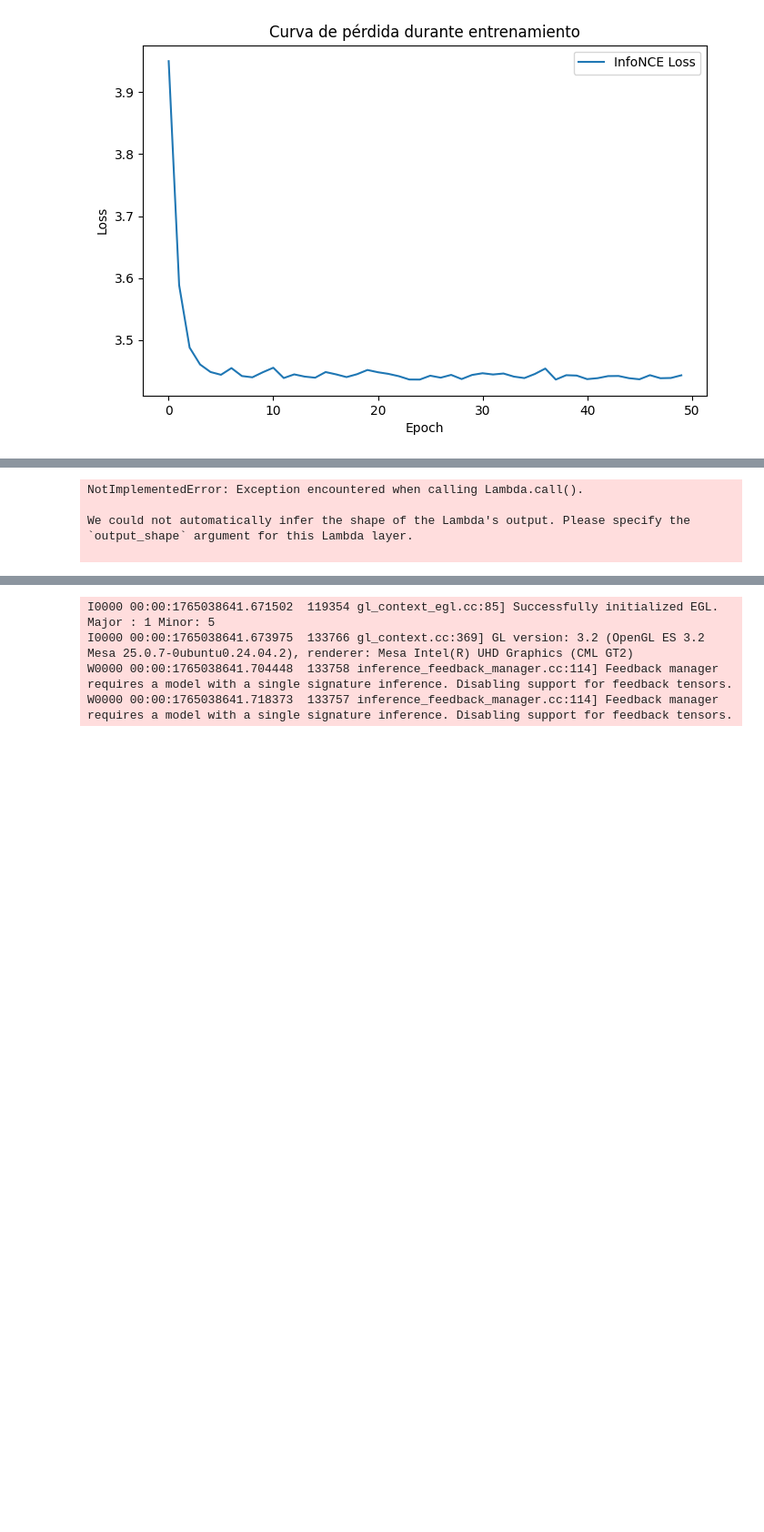
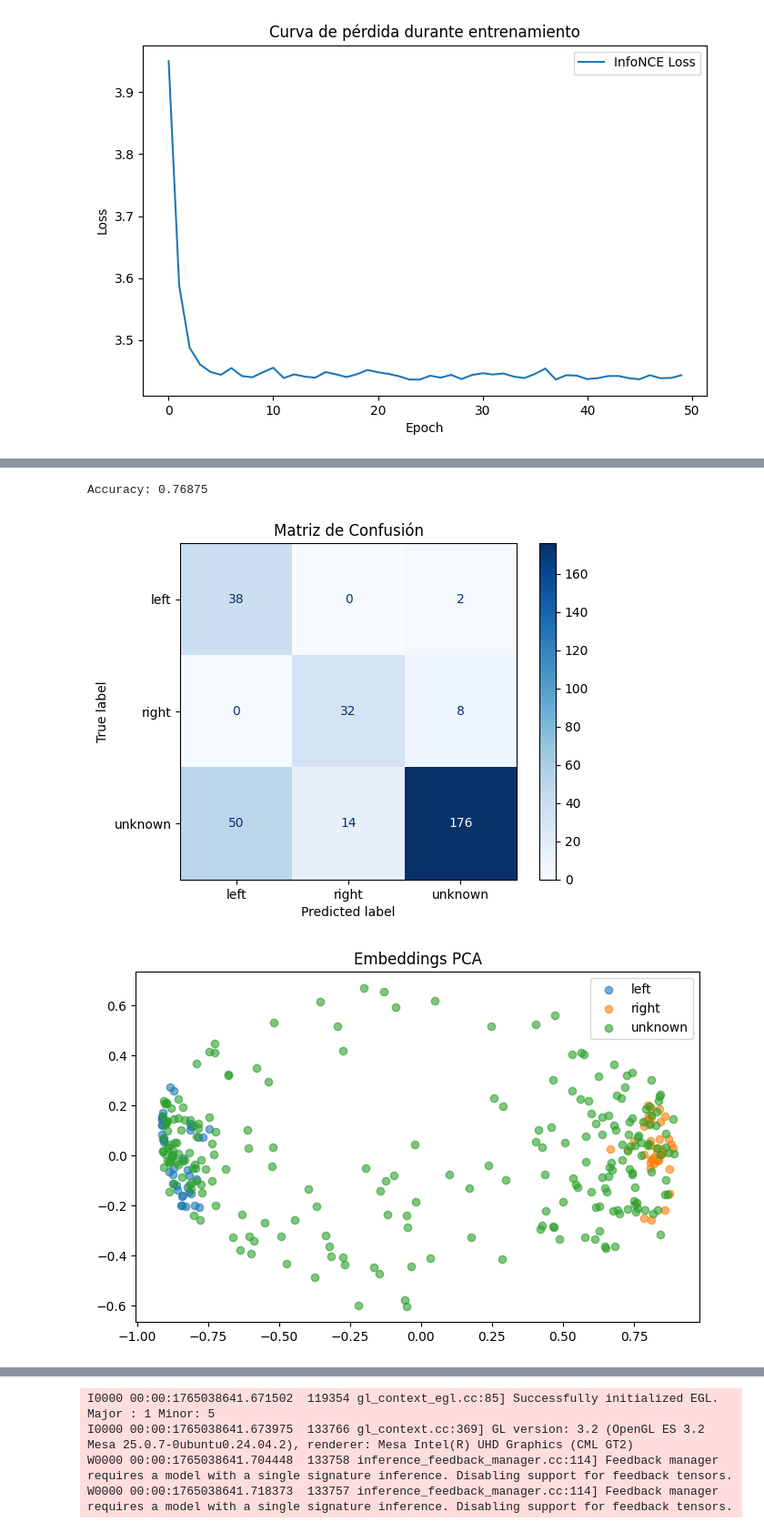
Before and after one commit to LuisGrigore/GestureDetector, a Jupyter notebook: Untitled.ipynb, the cells around one changed output, grey strips where cells are left out. Shown at 91% size. Drawn from its saved outputs; the diff is of its cells as text; code cells hidden in the pictures; blank space fills up the shorter version.

```diff
--- a/Untitled.ipynb
+++ b/Untitled.ipynb
@@ -971,10 +971,10 @@ from sklearn.decomposition import PCA
 from sklearn.manifold import TSNE
 from sklearn.metrics import confusion_matrix, ConfusionMatrixDisplay
 
-embedding_model = tf.keras.models.load_model(
-    "hand_gesture_embedding_model_with_unknowns_good.keras",
-    safe_mode=False
-)
+# embedding_model = tf.keras.models.load_model(
+#     "hand_gesture_embedding_model_with_unknowns_good.keras",
+#     safe_mode=False
+# )
 
 # Centroides de gestos conocidos
 emb_train = embedding_model.predict(X_train_known, verbose=0)
@@ -1022,34 +1022,33 @@ for label, color in zip(['left','right','unknown'], ['r','b','g']):
 plt.title("Embeddings PCA")
 plt.legend()
 plt.show()
 
 # t-SNE
 tsne = TSNE(n_components=2, perplexity=30, learning_rate=200, init='pca', random_state=42)
 emb_tsne = tsne.fit_transform(emb_test)
 plt.figure(figsize=(8,5))
 for label, color in zip(['left','right','unknown'], ['r','b','g']):
     mask = np.array(y_test_labels) == label
     plt.scatter(emb_tsne[mask,0], emb_tsne[mask,1], label=label, alpha=0.6)
 plt.title("Embeddings t-SNE")
 plt.legend()
 plt.show()
 
 # -----------------------------
 # Histograma de similitudes coseno frente a centroides
 # -----------------------------
 sim_left = emb_test @ centroid_left
 sim_right = emb_test @ centroid_right
 
 plt.figure(figsize=(8,5))
 plt.hist(sim_left, bins=30, alpha=0.5, label='sim vs left')
 plt.hist(sim_right, bins=30, alpha=0.5, label='sim vs right')
 plt.xlabel("Similitud coseno")
 plt.ylabel("Cantidad de muestras")
 plt.title("Distribución de similitudes frente a centroides")
 plt.legend()
 plt.show()
 # %% [output]
-NotImplementedError: Exception encountered when calling Lambda.call().
-
-We could not automatically infer the shape of the Lambda's output. Please specify the `output_shape` argument for this Lambda layer.
-
+Accuracy: 0.76875
+[figure, added]
+[figure, added]
```
Also changed, not shown: parts of 2 cells of this notebook, 1 other file.
